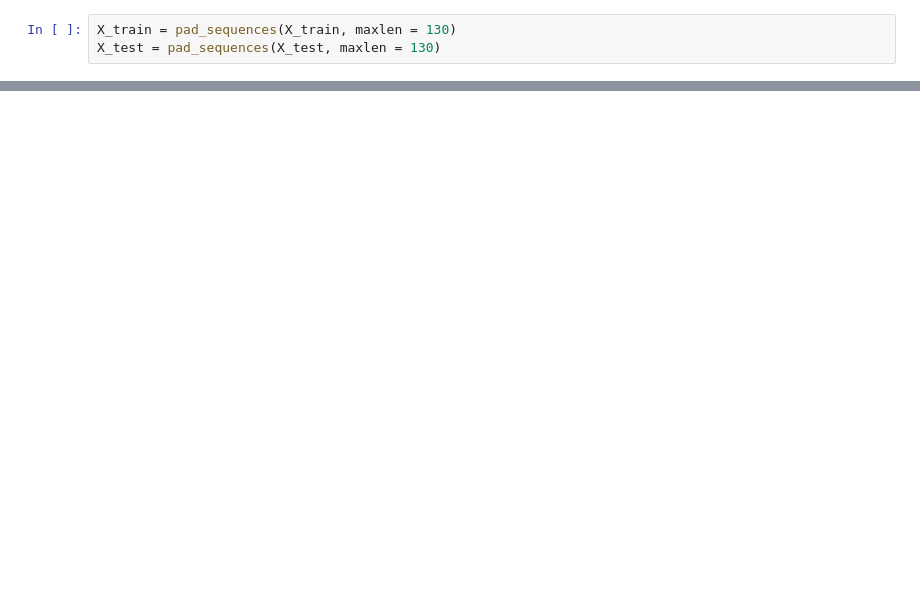
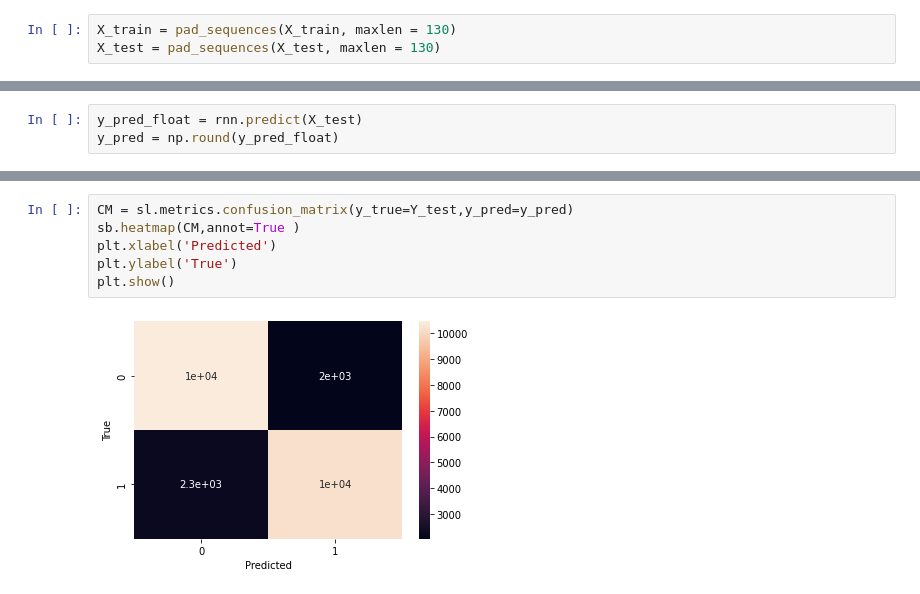
Before and after one commit to garfield-gray/NeuralNetwork, a Jupyter notebook: RNN.ipynb, the cells around one changed output, grey strips where cells are left out. Cells and saved outputs as stored; diff of their text form; blank space fills up the shorter version.

```diff
--- a/RNN.ipynb
+++ b/RNN.ipynb
@@ -199,0 +301,3 @@ ValueError: ignored
+# %%
+y_pred_float = rnn.predict(X_test)
+y_pred = np.round(y_pred_float)
@@ -199,0 +308,8 @@ ValueError: ignored
+# %%
+CM = sl.metrics.confusion_matrix(y_true=Y_test,y_pred=y_pred)
+sb.heatmap(CM,annot=True )
+plt.xlabel('Predicted')
+plt.ylabel('True')
+plt.show()
+# %% [output]
+[figure, added]
```
Also changed, not shown: parts of 12 cells of this notebook.
